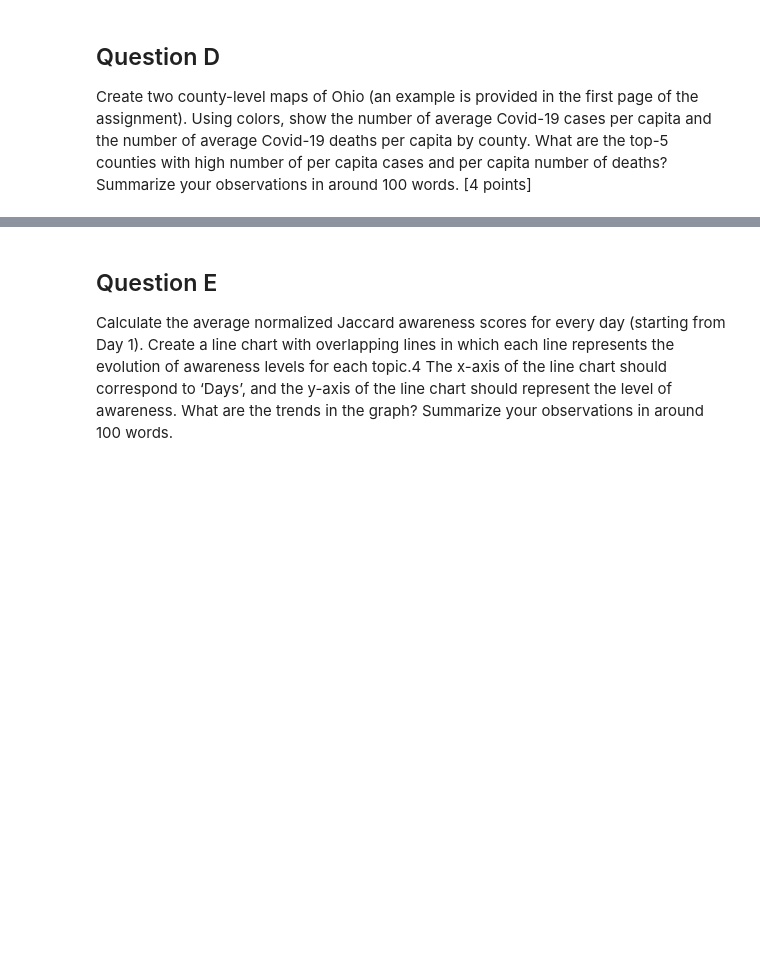
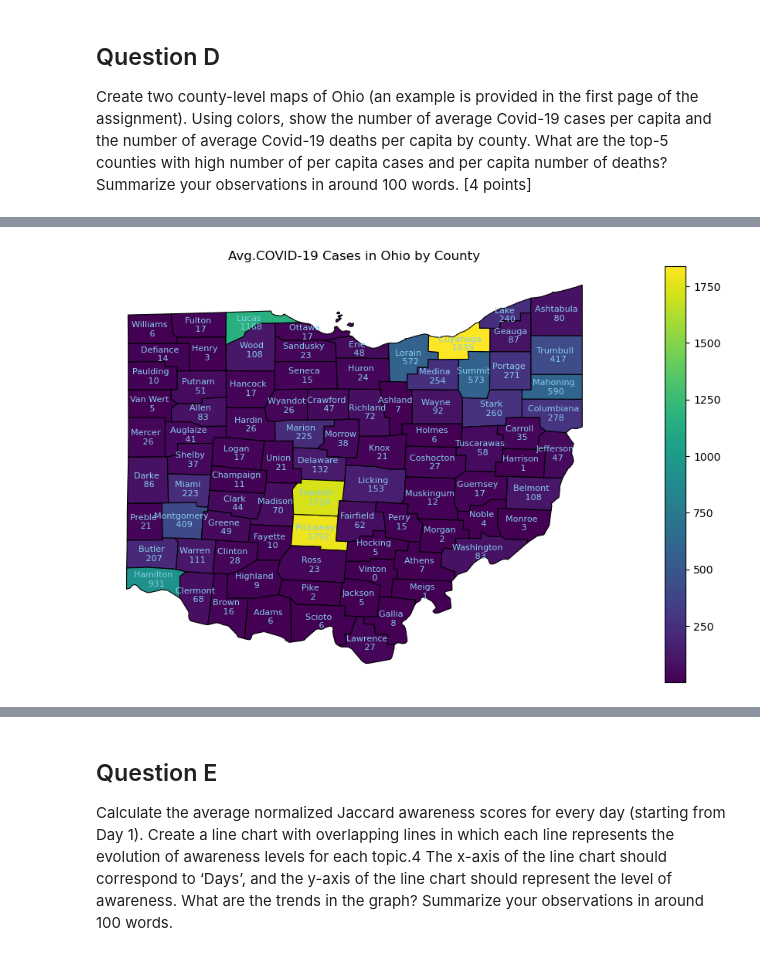
Before and after one commit to babli18/Covid-19-Awareness-Cases-in-Ohio, a Jupyter notebook: descriptive.ipynb, the cells around one changed output, grey strips where cells are left out. Saved outputs shown, nothing was run; the diff lists cells and outputs as text; code cells hidden in the pictures; blank space fills up the shorter version.

Commit message:
added the geo graphs

```diff
--- a/descriptive.ipynb
+++ b/descriptive.ipynb
@@ -221,0 +206,34 @@ avg_covid_county_agg
+# %%
+import requests
+import geopandas as gpd
+
+url = 'https://raw.githubusercontent.com/plotly/datasets/master/geojson-counties-fips.json'
+response = requests.get(url)
+if response.status_code == 200:
+     geojson_data = response.json()
+else:
+    print("Failed to fetch the GeoJSON data")
+
+
+geojson_data = requests.get(url).json()
+gdf_ohio = gpd.GeoDataFrame.from_features(geojson_data['features'])
+ohio_data = gdf_ohio[gdf_ohio['STATE'] == '39']
+ohio_covid_df = ohio_data.merge(avg_covid_county_agg, left_on='NAME', right_on='county')
+# %%
+#Avg. Cases by county
+
+##Calculate the per capita
+
+#fig, ax = plt.subplots(figsize=(10, 10))
+ax = ohio_covid_df.plot(column='cases',cmap= 'viridis', edgecolor='black', linewidth=0.8, legend=True, figsize=(20,7))
+ax.set_title('Avg.COVID-19 Cases in Ohio by County')
+ax.axis('off')
+
+def add_annotations(row):
+    coords = row.geometry.centroid.coords[0]
+    ax.text(coords[0], coords[1], f"{row['NAME']} \n {round(row['cases'])}", fontsize=8, ha='center', va='center', color='skyblue')
+
+ohio_covid_df.apply(add_annotations, axis=1)
+plt.show()
+# %% [output]
+[figure, added]
```
Also changed, not shown: parts of 7 cells of this notebook, 3 other files.
